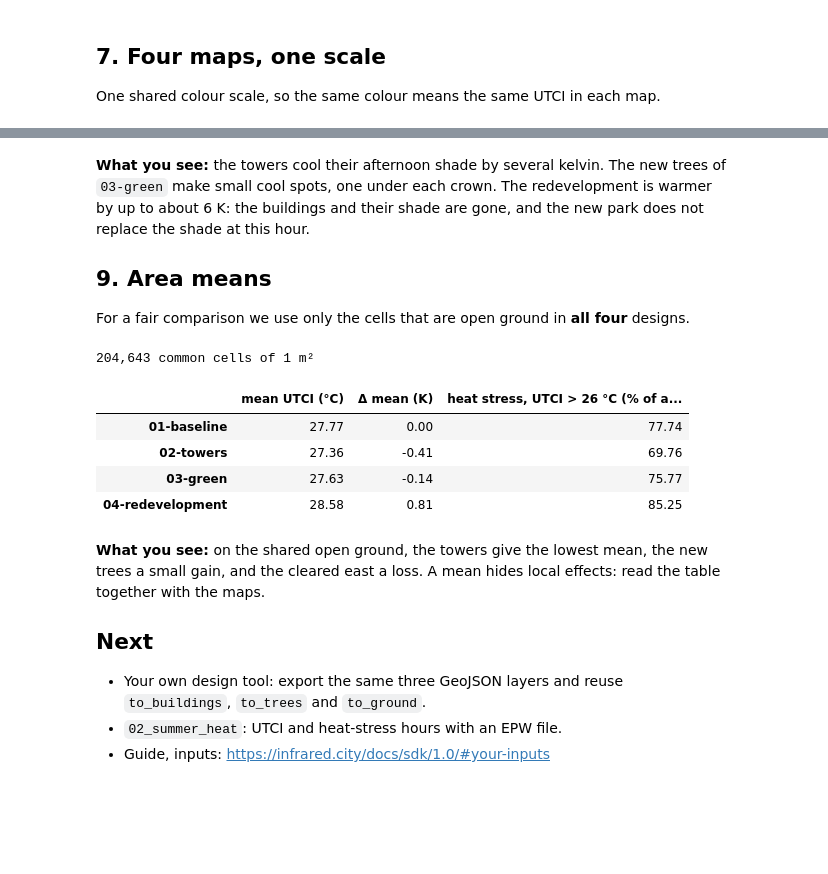
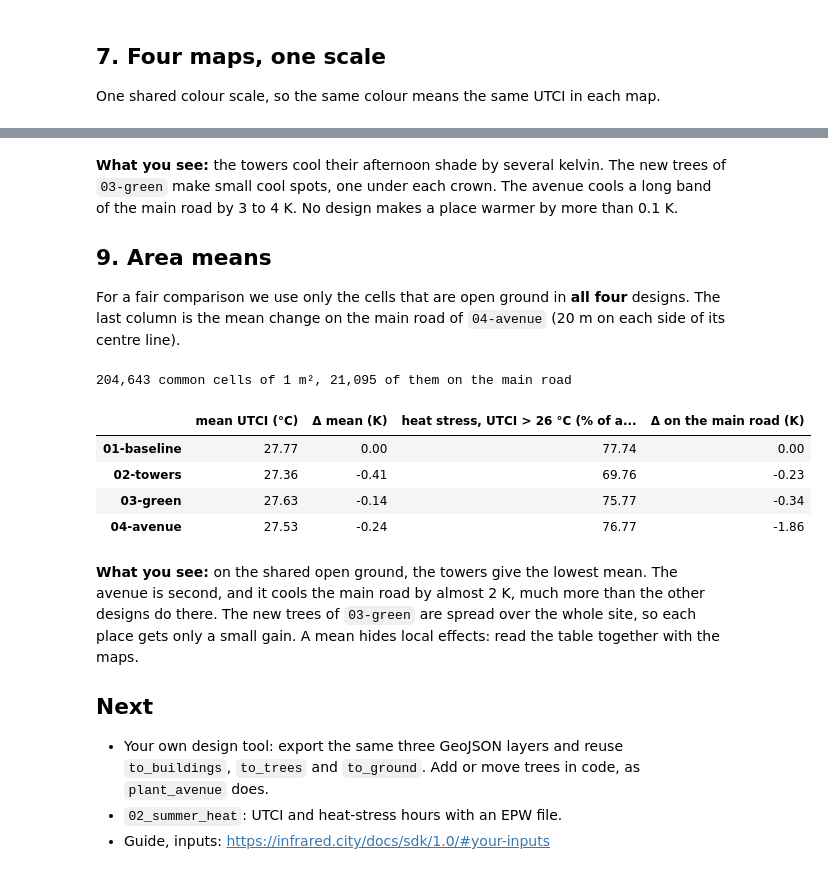
Before and after one commit to Infrared-city/infrared-skills, a Jupyter notebook: cookbook/notebooks/01_design_variants.ipynb, the cells around one changed output, grey strips where cells are left out. Cells and saved outputs as stored; diff of their text form; code cells hidden in the pictures; blank space fills up the shorter version.

```diff
--- a/cookbook/notebooks/01_design_variants.ipynb
+++ b/cookbook/notebooks/01_design_variants.ipynb
@@ -42,5 +42,6 @@ logging.getLogger("infrared_sdk").setLevel(logging.ERROR)  # no start-up notes
 client = InfraredClient()  # reads INFRARED_API_KEY
 
 DATA = Path("../sample-data/vienna-demo/scenarios")
-SCENARIOS = ["01-baseline", "02-towers", "03-green", "04-redevelopment"]
+FILES = ["01-baseline", "02-towers", "03-green"]  # scenarios on disk
+SCENARIOS = [*FILES, "04-avenue"]                 # 04 is made below
 # %% [markdown]
@@ -51,6 +53,29 @@ One folder for each scenario, with three layers.
 def read(scenario: str, layer: str) -> dict:
     return json.loads((DATA / scenario / f"{layer}.geojson").read_text())
 
-layers = {s: {k: read(s, k) for k in ("buildings", "trees", "surfaces")} for s in SCENARIOS}
+layers = {s: {k: read(s, k) for k in ("buildings", "trees", "surfaces")} for s in FILES}
+
+# 04-avenue: the centre line of the main road (Lothringerstraße), lon/lat, west to east.
+ROAD = shapely.LineString([(16.36793, 48.20099), (16.36928, 48.20060), (16.37063, 48.20033),
+                           (16.37225, 48.20008), (16.37346, 48.19992), (16.37495, 48.19989)])
+
+def plant_avenue(base: dict, road: shapely.LineString, offset_m: float = 13,
+                 step_m: float = 11) -> dict:
+    """The base design plus one row of plane trees on each side of the road."""
+    utm = gpd.GeoSeries([road], crs=4326).estimate_utm_crs()  # metres for offsets
+    centre = gpd.GeoSeries([road], crs=4326).to_crs(utm).iloc[0]
+    # Do not plant on a building (4 m clearance) or next to an existing tree (6 m).
+    houses = gpd.GeoDataFrame.from_features(base["buildings"], crs=4326).to_crs(utm)
+    old = gpd.GeoDataFrame.from_features(base["trees"], crs=4326).to_crs(utm)
+    blocked = shapely.union_all([*houses.make_valid().buffer(4), *old.buffer(6)])
+    spots = [row.interpolate(d) for side in (offset_m, -offset_m)
+             for row in [centre.offset_curve(side)] for d in np.arange(step_m / 2, row.length, step_m)]
+    spots = gpd.GeoSeries([p for p in spots if not blocked.contains(p)], crs=utm).to_crs(4326)
+    new = [{"type": "Feature", "geometry": shapely.geometry.mapping(p), "properties": {
+        "species": "Platanus x acerifolia (new avenue)", "height": 16.0, "crownDiameter": 12.0}}
+        for p in spots]
+    return {**base, "trees": {"type": "FeatureCollection", "features": base["trees"]["features"] + new}}
+
+layers["04-avenue"] = plant_avenue(layers["01-baseline"], ROAD)
 pd.DataFrame({s: {k: len(v["features"]) for k, v in layers[s].items()} for s in SCENARIOS})
 # %% [output]
@@ -223,37 +250,49 @@ plt.show()
 # %% [markdown]
 **What you see:** the towers cool their afternoon shade by several kelvin.
-The new trees of `03-green` make small cool spots, one under each crown. The
-redevelopment is warmer by up to about 6 K: the buildings and their shade are gone,
-and the new park does not replace the shade at this hour.
+The new trees of `03-green` make small cool spots, one under each crown. The avenue
+cools a long band of the main road by 3 to 4 K.
+No design makes a place warmer by more than 0.1 K.
 
 ## 9. Area means
 
 For a fair comparison we use only the cells that are open ground in **all four** designs.
+The last column is the mean change on the main road of `04-avenue` (20 m on each side of its centre line).
 # %%
 common = np.logical_and.reduce([np.isfinite(g.values) for g in grids])
-base = utci["01-baseline"].values[common]
+# The main road of 04-avenue: cells within 20 m of its centre line.
+ny, nx = common.shape
+gw, gs, ge, gn = grids[0].bounds
+lon, lat = np.meshgrid(gw + (np.arange(nx) + 0.5) * (ge - gw) / nx,   # row 0 = south
+                       gs + (np.arange(ny) + 0.5) * (gn - gs) / ny)
+road_m = shapely.transform(ROAD, lambda xy: np.column_stack(irp.to_local(xy[:, 0], xy[:, 1], polygon)))
+road = common & shapely.contains_xy(road_m.buffer(20), *irp.to_local(lon, lat, polygon))
+
+base = utci["01-baseline"].values
 table = pd.DataFrame({
     "mean UTCI (°C)": [g.values[common].mean() for g in grids],
-    "Δ mean (K)": [g.values[common].mean() - base.mean() for g in grids],
+    "Δ mean (K)": [g.values[common].mean() - base[common].mean() for g in grids],
     "heat stress, UTCI > 26 °C (% of area)": [100 * (g.values[common] > 26).mean() for g in grids],
+    "Δ on the main road (K)": [g.values[road].mean() - base[road].mean() for g in grids],
 }, index=SCENARIOS).astype(float).round(2)
-print(f"{common.sum():,} common cells of 1 m²")
+print(f"{common.sum():,} common cells of 1 m², {road.sum():,} of them on the main road")
 table
 # %% [output]
-204,643 common cells of 1 m²
+204,643 common cells of 1 m², 21,095 of them on the main road
-|  | mean UTCI (°C) | Δ mean (K) | heat stress, UTCI > 26 °C (% of a... |
-| 01-baseline | 27.77 | 0.00 | 77.74 |
-| 02-towers | 27.36 | -0.41 | 69.76 |
-| 03-green | 27.63 | -0.14 | 75.77 |
-| 04-redevelopment | 28.58 | 0.81 | 85.25 |
+|  | mean UTCI (°C) | Δ mean (K) | heat stress, UTCI > 26 °C (% of a... | Δ on the main road (K) |
+| 01-baseline | 27.77 | 0.00 | 77.74 | 0.00 |
+| 02-towers | 27.36 | -0.41 | 69.76 | -0.23 |
+| 03-green | 27.63 | -0.14 | 75.77 | -0.34 |
+| 04-avenue | 27.53 | -0.24 | 76.77 | -1.86 |
 # %% [markdown]
-**What you see:** on the shared open ground, the towers give the lowest mean,
-the new trees a small gain, and the cleared east a loss. A mean hides local effects:
+**What you see:** on the shared open ground, the towers give the lowest mean.
+The avenue is second, and it cools the main road by almost 2 K, much more than the
+other designs do there. The new trees of `03-green` are spread over the whole site,
+so each place gets only a small gain. A mean hides local effects:
 read the table together with the maps.
 
 ## Next
 
 - Your own design tool: export the same three GeoJSON layers and reuse `to_buildings`,
-  `to_trees` and `to_ground`.
+  `to_trees` and `to_ground`. Add or move trees in code, as `plant_avenue` does.
 - `02_summer_heat`: UTCI and heat-stress hours with an EPW file.
 - Guide, inputs: <https://infrared.city/docs/sdk/1.0/#your-inputs>
```
Also changed, not shown: parts of 9 cells of this notebook, 1 other file.
